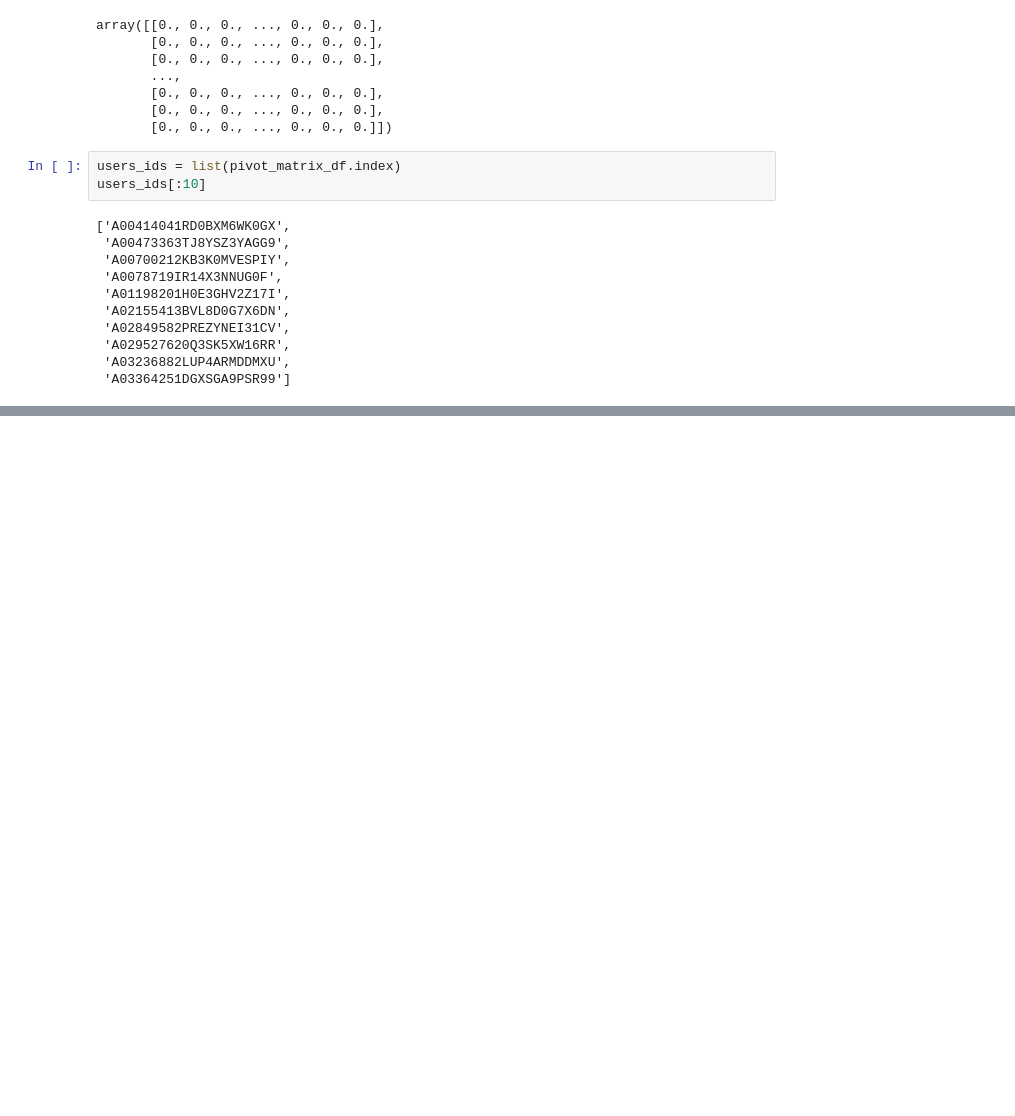
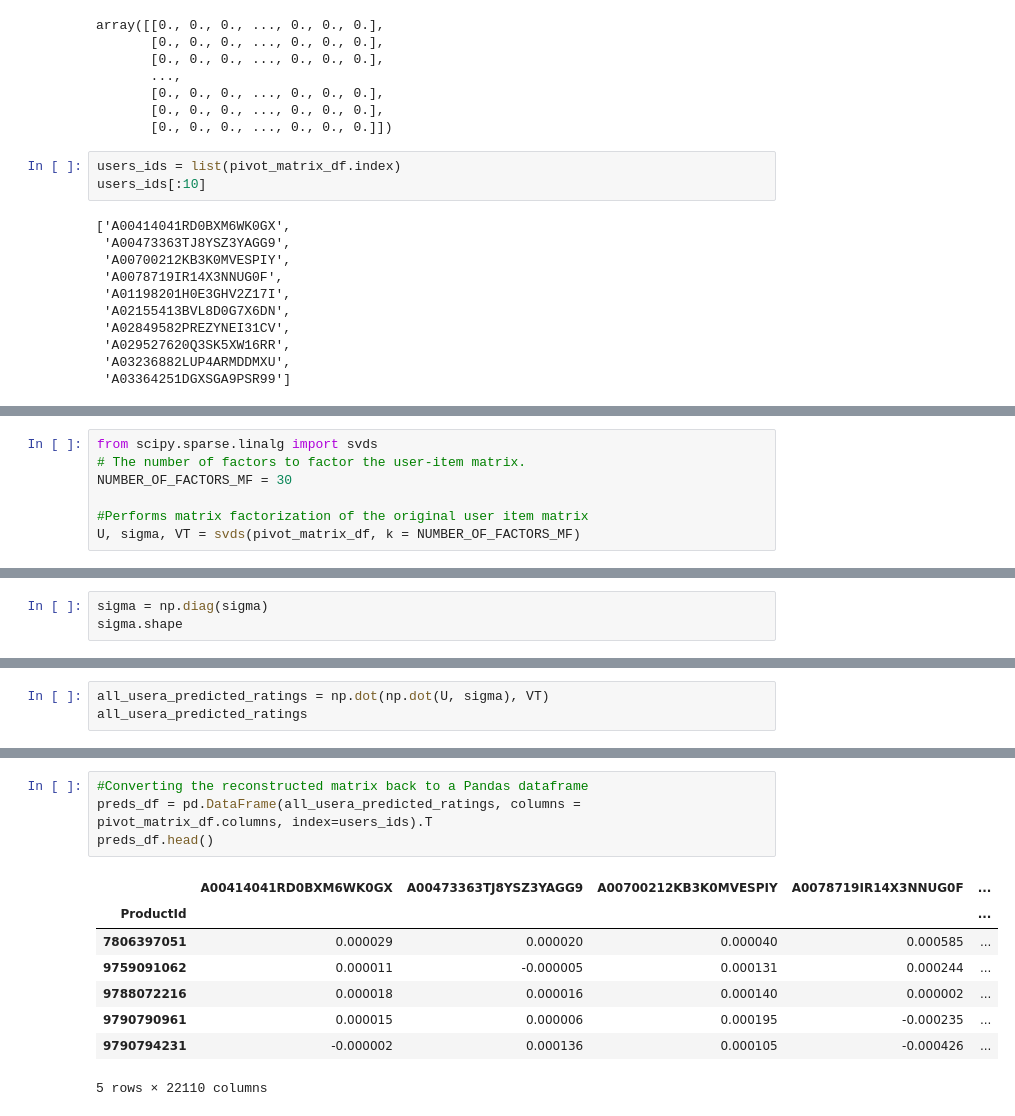
Before and after one commit to Ishakasar/Recommender-engine, a Jupyter notebook: Isha_Kasar_Team_2_Capstone_Project_4.ipynb, the cells around one changed output, grey strips where cells are left out. Saved outputs shown, nothing was run; the diff lists cells and outputs as text; blank space fills up the shorter version.

```diff
--- a/Isha_Kasar_Team_2_Capstone_Project_4.ipynb
+++ b/Isha_Kasar_Team_2_Capstone_Project_4.ipynb
@@ -336,0 +334,7 @@ X = pivot_matrix_df.T
+# %%
+from scipy.sparse.linalg import svds
+# The number of factors to factor the user-item matrix.
+NUMBER_OF_FACTORS_MF = 30
+
+#Performs matrix factorization of the original user item matrix
+U, sigma, VT = svds(pivot_matrix_df, k = NUMBER_OF_FACTORS_MF)
@@ -336,0 +345,3 @@ X = pivot_matrix_df.T
+# %%
+sigma = np.diag(sigma)
+sigma.shape
@@ -381,0 +360,3 @@ Also recommended:
+# %%
+all_usera_predicted_ratings = np.dot(np.dot(U, sigma), VT)
+all_usera_predicted_ratings
@@ -381,0 +377,13 @@ Also recommended:
+# %%
+#Converting the reconstructed matrix back to a Pandas dataframe
+preds_df = pd.DataFrame(all_usera_predicted_ratings, columns = pivot_matrix_df.columns, index=users_ids).T
+preds_df.head()
+# %% [output]
+|  | A00414041RD0BXM6WK0GX | A00473363TJ8YSZ3YAGG9 | A00700212KB3K0MVESPIY | A0078719IR14X3NNUG0F | ... |
+| ProductId |  |  |  |  | ... |
+| 7806397051 | 0.000029 | 0.000020 | 0.000040 | 0.000585 | ... |
+| 9759091062 | 0.000011 | -0.000005 | 0.000131 | 0.000244 | ... |
+| 9788072216 | 0.000018 | 0.000016 | 0.000140 | 0.000002 | ... |
+| 9790790961 | 0.000015 | 0.000006 | 0.000195 | -0.000235 | ... |
+| 9790794231 | -0.000002 | 0.000136 | 0.000105 | -0.000426 | ... |
+5 rows × 22110 columns
```
Also changed, not shown: parts of 21 cells of this notebook.
